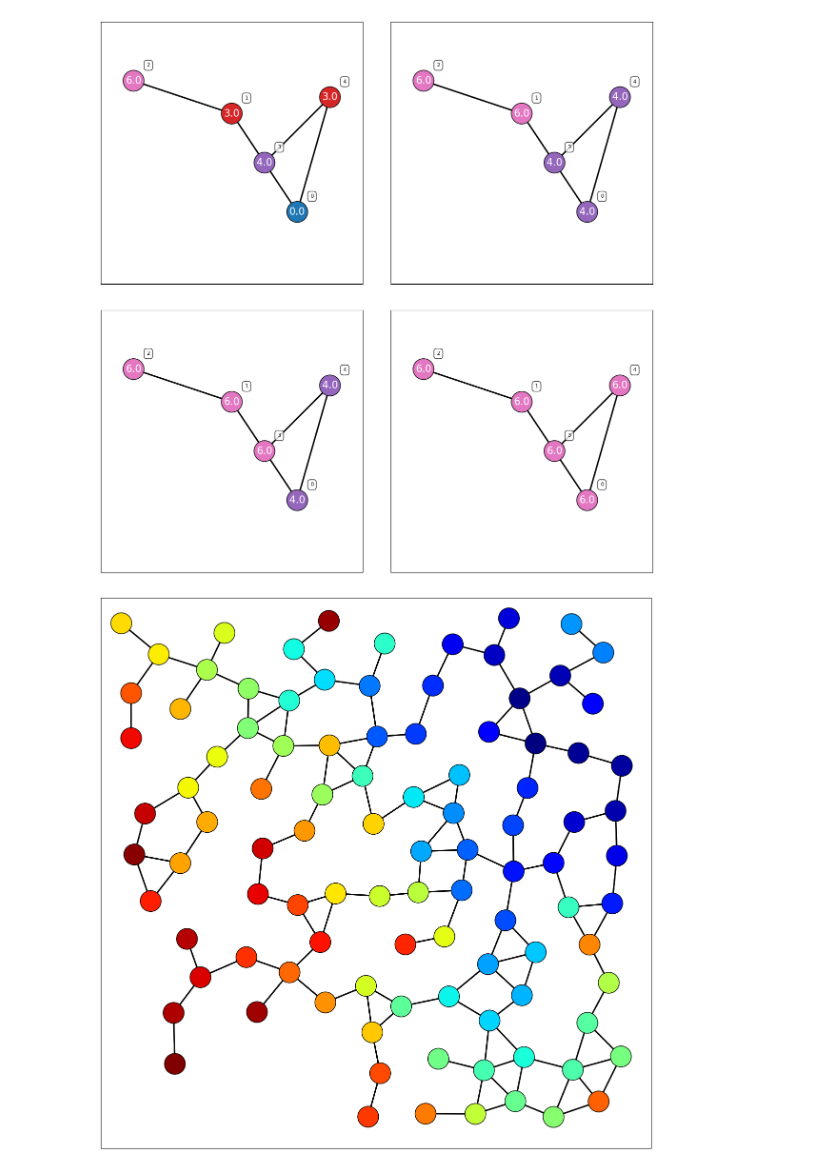
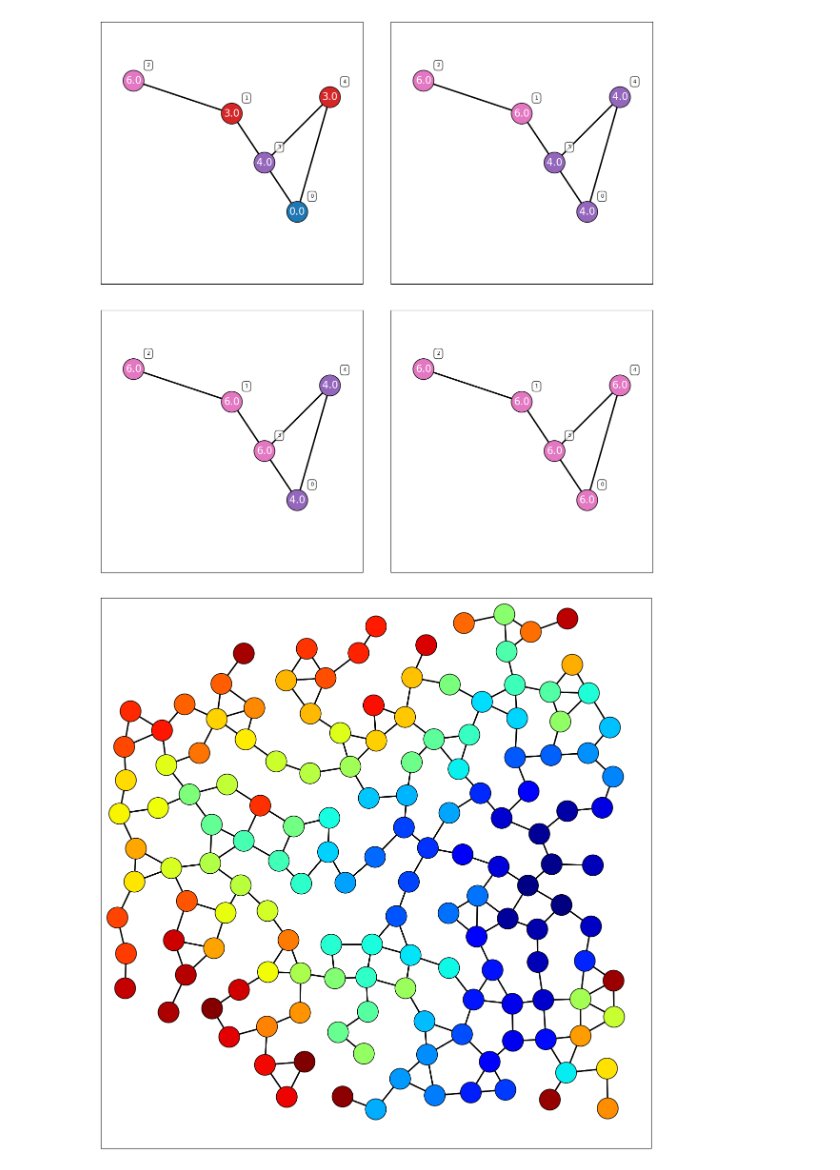
Before and after one commit to TobiasJohannessen/TobiasJohannessen.github.io, a Jupyter notebook: Computational Physics/Exercises/Week 12/Exercise 60.ipynb, the cells around one changed output. Cells and saved outputs as stored; diff of their text form; code cells hidden in the pictures.

```diff
--- a/Computational Physics/Exercises/Week 12/Exercise 60.ipynb
+++ b/Computational Physics/Exercises/Week 12/Exercise 60.ipynb
@@ -175,23 +175,23 @@ for ax in axs.flatten():
 # %% [output]
 [figure]
 # %%
-large_graph = random_graph(100, cutoff=2.5, box_size = 25)
+large_graph = random_graph(150, cutoff=2.5, box_size = 30)
 
 
 
 gnn_max_layer = CustomMessagePassing(aggr='max')
 feature_range = [np.min(large_graph.x.numpy()), np.max(large_graph.x.numpy())]
 
 fig, ax= plt.subplots(figsize=(15, 15))
 
 draw_graph(large_graph, ax, show_labels=False, color_style='gradient', feature_range=feature_range)
 def update(i):
     ax.clear()
     draw_graph(large_graph, ax, show_labels=False, color_style='gradient', feature_range=feature_range)
     large_graph.x = gnn_max_layer(large_graph.x, large_graph.edge_index)
     ax.set_aspect('equal')
 # %% [output]
-[figure, old version]
+[figure, new version]
 # %%
 from matplotlib.animation import FuncAnimation
 ani = FuncAnimation(fig, update, frames=range(15), repeat=False)
```
Also changed, not shown: parts of 3 cells of this notebook, 41 other files.
